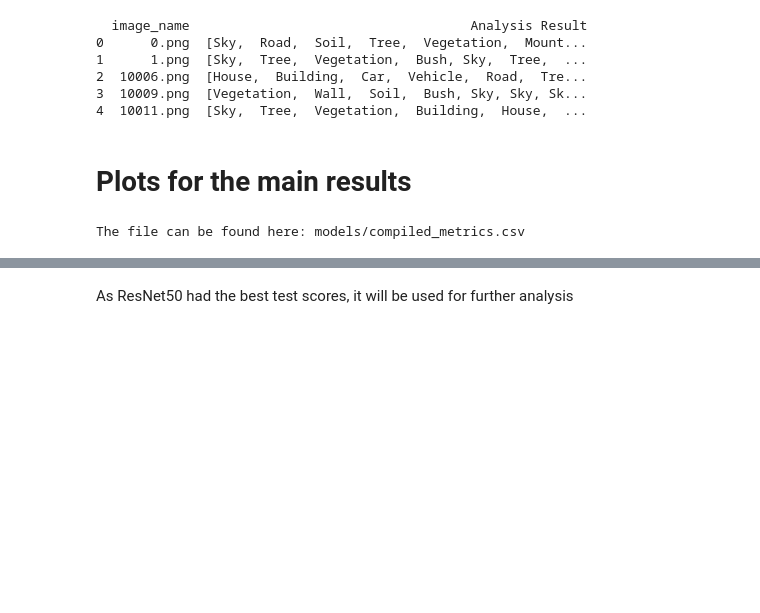
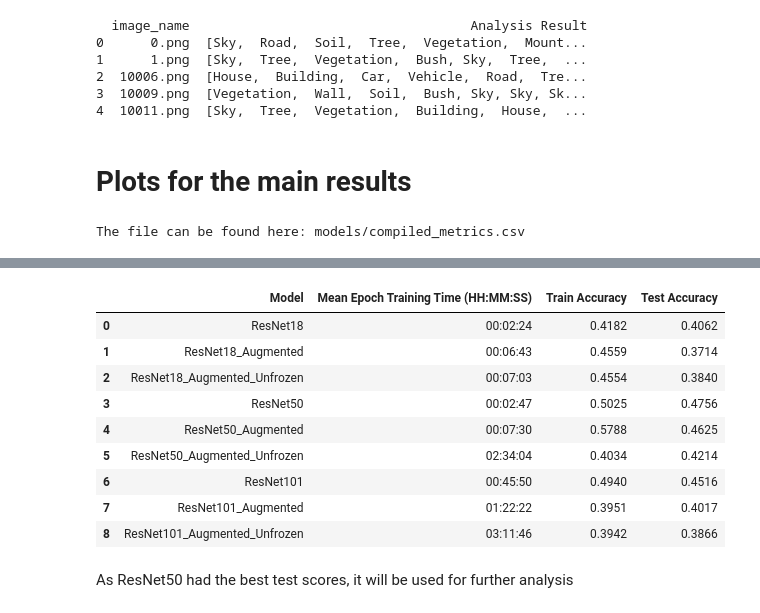
Before and after one commit to RiVuss/GeolocationGuesserAI, a Jupyter notebook: 5_analysis.ipynb, the cells around one changed output, grey strips where cells are left out. Drawn from its saved outputs; the diff is of its cells as text; code cells hidden in the pictures; blank space fills up the shorter version.

```diff
--- a/5_analysis.ipynb
+++ b/5_analysis.ipynb
@@ -247,3 +325,73 @@ plt.show()
+# %%
+import os
+import pandas as pd
+
+# Define the models and their respective directories
+model_directories = [
+    "ResNet18",
+    "ResNet18_Augmented",
+    "ResNet18_Augmented_Unfrozen",
+    "ResNet50",
+    "ResNet50_Augmented",
+    "ResNet50_Augmented_Unfrozen",
+    "ResNet101",
+    "ResNet101_Augmented",
+    "ResNet101_Augmented_Unfrozen"
+]
+
+# Base directory containing the model folders
+base_directory = "models"  # Replace with the actual path
+
+# Load final metrics DataFrame containing train and test accuracies
+# Replace with the actual path or source of your metrics DataFrame
+# Example: final_metrics_df = pd.read_csv("final_metrics.csv")
+final_metrics_df['model'] = pd.Categorical(final_metrics_df['model'], categories=model_directories, ordered=True)
+final_metrics_df = final_metrics_df.sort_values('model')
+
+# Initialize a dictionary to store mean epoch training time
+model_stats = []
+
+# Iterate through each model directory to compute mean training time
+for model in model_directories:
+    file_path = os.path.join(base_directory, model, "training_times.csv")
+    if os.path.exists(file_path):
+        # Read the training times and calculate the mean time
+        model_df = pd.read_csv(file_path)
+        mean_time = model_df['training_time'].mean()  # Mean training time in seconds
+
+        # Convert mean time to HH:MM:SS format
+        hours = int(mean_time // 3600)
+        minutes = int((mean_time % 3600) // 60)
+        seconds = int(mean_time % 60)
+        formatted_time = f"{hours:02}:{minutes:02}:{seconds:02}"
+
+        # Get train and test accuracy for the model
+        train_accuracy = round(final_metrics_df.loc[final_metrics_df['model'] == model, 'train_accuracy'].values[0],4)
+        test_accuracy = round(final_metrics_df.loc[final_metrics_df['model'] == model, 'test_accuracy'].values[0],4)
+
+        # Append the data to the list
+        model_stats.append({
+            "Model": model,
+            "Mean Epoch Training Time (HH:MM:SS)": formatted_time,
+            "Train Accuracy": train_accuracy,
+            "Test Accuracy": test_accuracy
+        })
+
+# Create a DataFrame for the summary table
+summary_table = pd.DataFrame(model_stats)
+
+summary_table
+# %% [output]
+|  | Model | Mean Epoch Training Time (HH:MM:SS) | Train Accuracy | Test Accuracy |
+| 0 | ResNet18 | 00:02:24 | 0.4182 | 0.4062 |
+| 1 | ResNet18_Augmented | 00:06:43 | 0.4559 | 0.3714 |
+| 2 | ResNet18_Augmented_Unfrozen | 00:07:03 | 0.4554 | 0.3840 |
+| 3 | ResNet50 | 00:02:47 | 0.5025 | 0.4756 |
+| 4 | ResNet50_Augmented | 00:07:30 | 0.5788 | 0.4625 |
+| 5 | ResNet50_Augmented_Unfrozen | 02:34:04 | 0.4034 | 0.4214 |
+| 6 | ResNet101 | 00:45:50 | 0.4940 | 0.4516 |
+| 7 | ResNet101_Augmented | 01:22:22 | 0.3951 | 0.4017 |
+| 8 | ResNet101_Augmented_Unfrozen | 03:11:46 | 0.3942 | 0.3866 |
 # %% [markdown]
 As ResNet50 had the best test scores, it will be used for further analysis
 # %%
```
Also changed, not shown: parts of 4 cells of this notebook, 1 other file.
